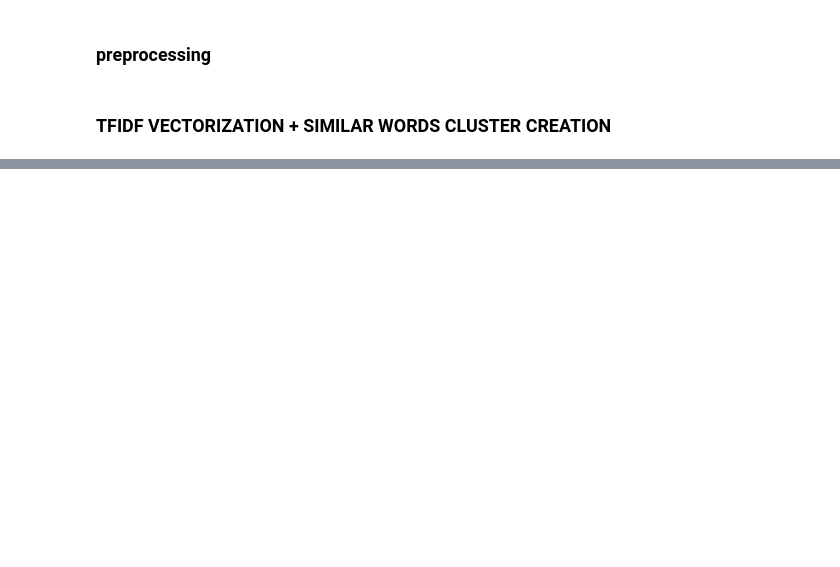
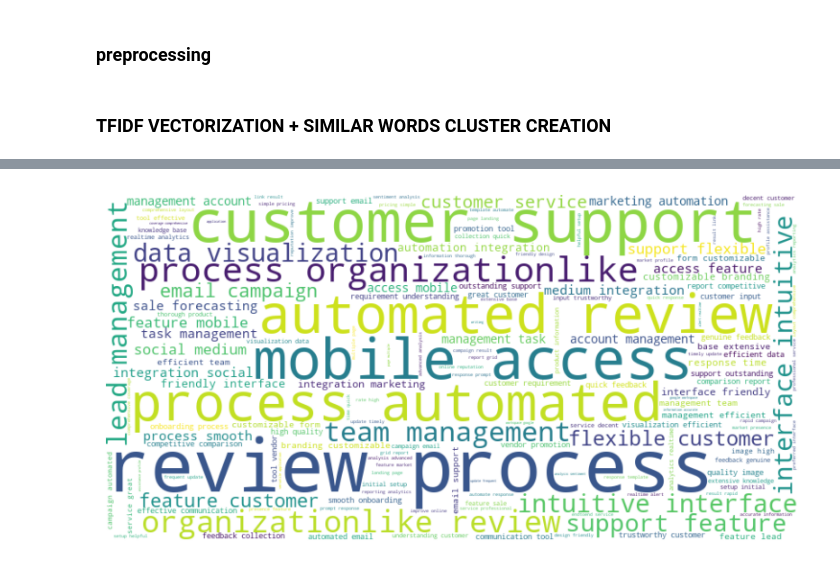
Before and after one commit to KumarSampurn/G2-Hackathon, a Jupyter notebook: G2-Hackathon-lite.ipynb, the cells around one changed output, grey strips where cells are left out. Drawn from its saved outputs; the diff is of its cells as text; code cells hidden in the pictures; blank space fills up the shorter version.

```diff
--- a/G2-Hackathon-lite.ipynb
+++ b/G2-Hackathon-lite.ipynb
@@ -174,6 +174,14 @@ with open(json_file_path, "w") as json_file:
 print("Feature dictionary lite saved as JSON successfully.")
 # %% [output]
 Feature dictionary lite saved as JSON successfully.
+# %%
+import json
+# Run this cell to load previously saved JSON file
+json_file_path = "feature_dict_lite.json"
+
+# Load feature_dict from JSON file
+with open(json_file_path, "r") as json_file:
+    features_dict = json.load(json_file)
 # %%
 copy_feature_dict = features_dict.copy()
 # %%
@@ -204,6 +212,9 @@ for review_id in copy_feature_dict:
     review = review.replace("*", "")
     review = review.replace("-", "")
     review = review.replace(":", "")
+    review = review.replace("user" ,"")
+    review = review.replace("users" ,"")
+    review = review.replace("easy","")
 
     for letter in review:
         if letter.isdigit():
@@ -221,10 +232,10 @@ for review_id in copy_feature_dict:
     for i in range(len(sorted_review)):
         feature = sorted_review[i].strip()
 
-        if len(feature.split(" ")) > 3:
+        if len(feature.split(" ")) > 3 or len(feature.split(" ")) < 2:
             feature = ""
 
-        sorted_review[i] = feature
+        sorted_review[i] = feature.strip()
 
     copy_feature_dict[review_id] = sorted_review
 # %%
@@ -519,7 +481,7 @@ top_features_per_cluster = {}
 
 for cluster_id, cluster_features in clusters.items():
     sorted_features = sorted(cluster_features, key=lambda x: x["importance"], reverse=True)
-    top_features_per_cluster[cluster_id] = sorted_features[:2]
+    top_features_per_cluster[cluster_id] = sorted_features[:3]
 
 # Print top 2 features from each cluster
 for cluster_id, top_features in top_features_per_cluster.items():
@@ -575,0 +538,17 @@ for feature in all_top_features:
+# %%
+from wordcloud import WordCloud
+import matplotlib.pyplot as plt
+
+# Create a string with all features and their importance scores
+feature_text = ' '.join([f"{feature['feature']} " * feature['importance'] for feature in all_top_features])
+
+# Generate the word cloud
+wordcloud = WordCloud(width=800, height=400, background_color='white').generate(feature_text)
+
+# Display the word cloud
+plt.figure(figsize=(10, 5))
+plt.imshow(wordcloud, interpolation='bilinear')
+plt.axis('off')
+plt.show()
+# %% [output]
+[figure, added]
```
Also changed, not shown: parts of 8 cells of this notebook, 5 other files.
